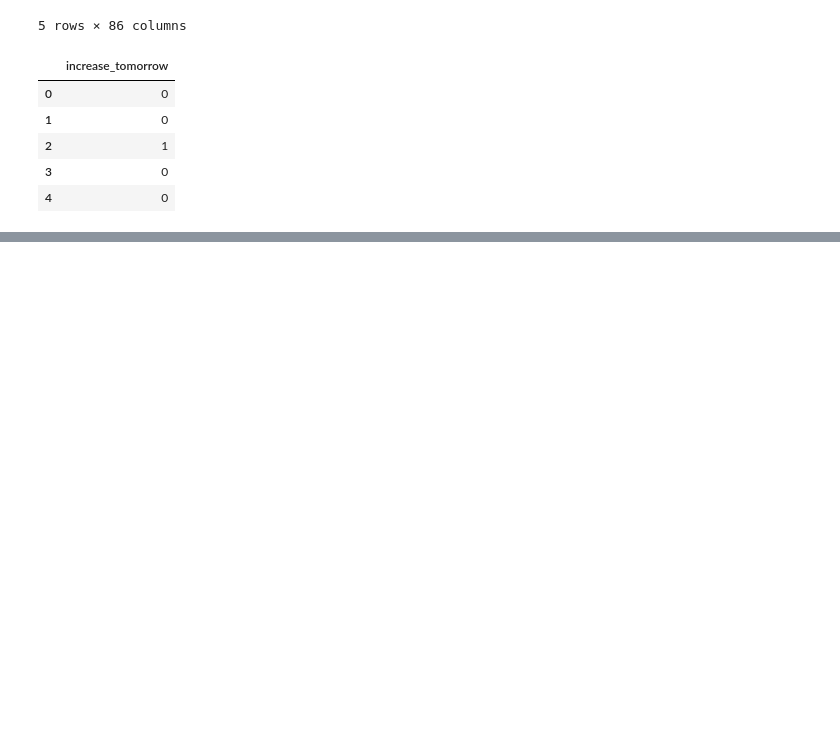
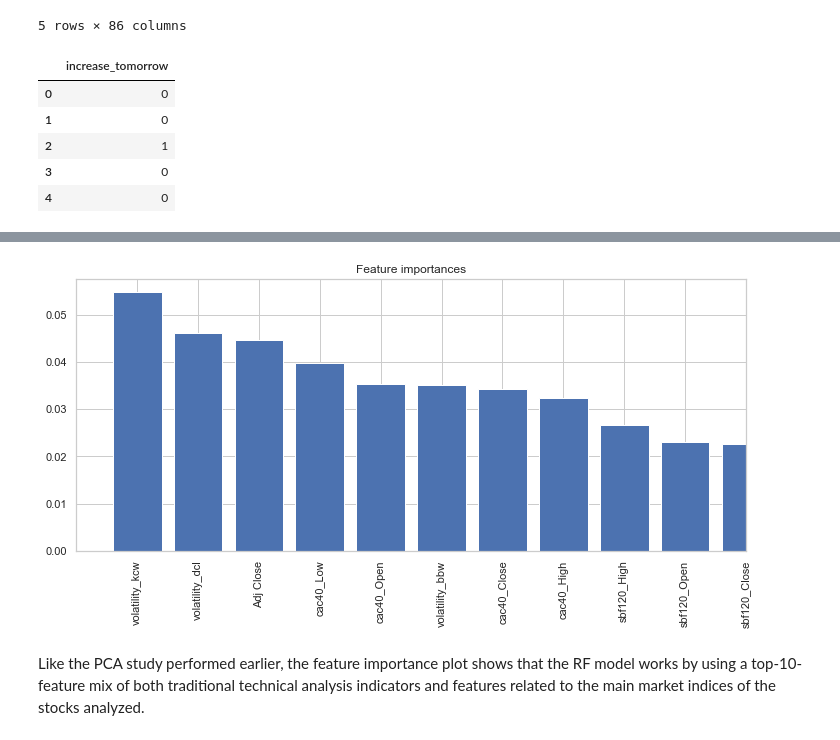
Before and after one commit to jgagnaire/autotrade, a Jupyter notebook: Stock Price Prediction IV - Classification.ipynb, the cells around one changed output, grey strips where cells are left out. Drawn from its saved outputs; the diff is of its cells as text; code cells hidden in the pictures; blank space fills up the shorter version.

Commit message:
Added KNN and RF models for classification

```diff
--- a/Stock Price Prediction IV - Classification.ipynb
+++ b/Stock Price Prediction IV - Classification.ipynb
@@ -332,5 +348,6 @@ Wall time: 1.16 s
 # %%
 %%time
-train_eval(KNeighborsClassifier(), train_X_scaled, train_y, test_X_scaled, test_y)
+kn_model = KNeighborsClassifier()
+train_eval(kn_model, train_X_scaled, train_y, test_X_scaled, test_y)
 # %% [output]
 Results:
@@ -341,5 +358,6 @@ Wall time: 1min 27s
 # %%
 %%time
-train_eval(RandomForestClassifier(n_estimators=2000, class_weight='balanced'), train_X_scaled, train_y, test_X_scaled, test_y)
+rf_model = RandomForestClassifier(n_estimators=2000, class_weight='balanced')
+train_eval(rf_model, train_X_scaled, train_y, test_X_scaled, test_y)
 # %% [output]
 Results:
@@ -428,0 +391,19 @@ utils.plot_feature_importance(best_ada_clf.feature_importances_, train_X)
+# %%
+# Plot the top N most important features used by RandomForestClassifier
+importances = rf_model.feature_importances_
+std = np.std([tree.feature_importances_ for tree in rf_model.estimators_], axis=0)
+indices = np.argsort(importances)[::-1]
+
+top_n = 10
+
+plt.figure(figsize=(12, 5))
+
+plt.title("Feature importances")
+plt.bar(range(top_n+1), importances[indices[:top_n+1]], align="center")
+plt.xticks(range(top_n+1), X_df.columns[indices[:top_n+1]], rotation=90)
+plt.xlim([-1, top_n])
+plt.show()
+# %% [output]
+[figure, added]
+# %% [markdown]
+Like the PCA study performed earlier, the feature importance plot shows that the RF model works by using a top-10-feature mix of both traditional technical analysis indicators and features related to the main market indices of the stocks analyzed.
```
Also changed, not shown: parts of 34 cells of this notebook, 1 other file.
